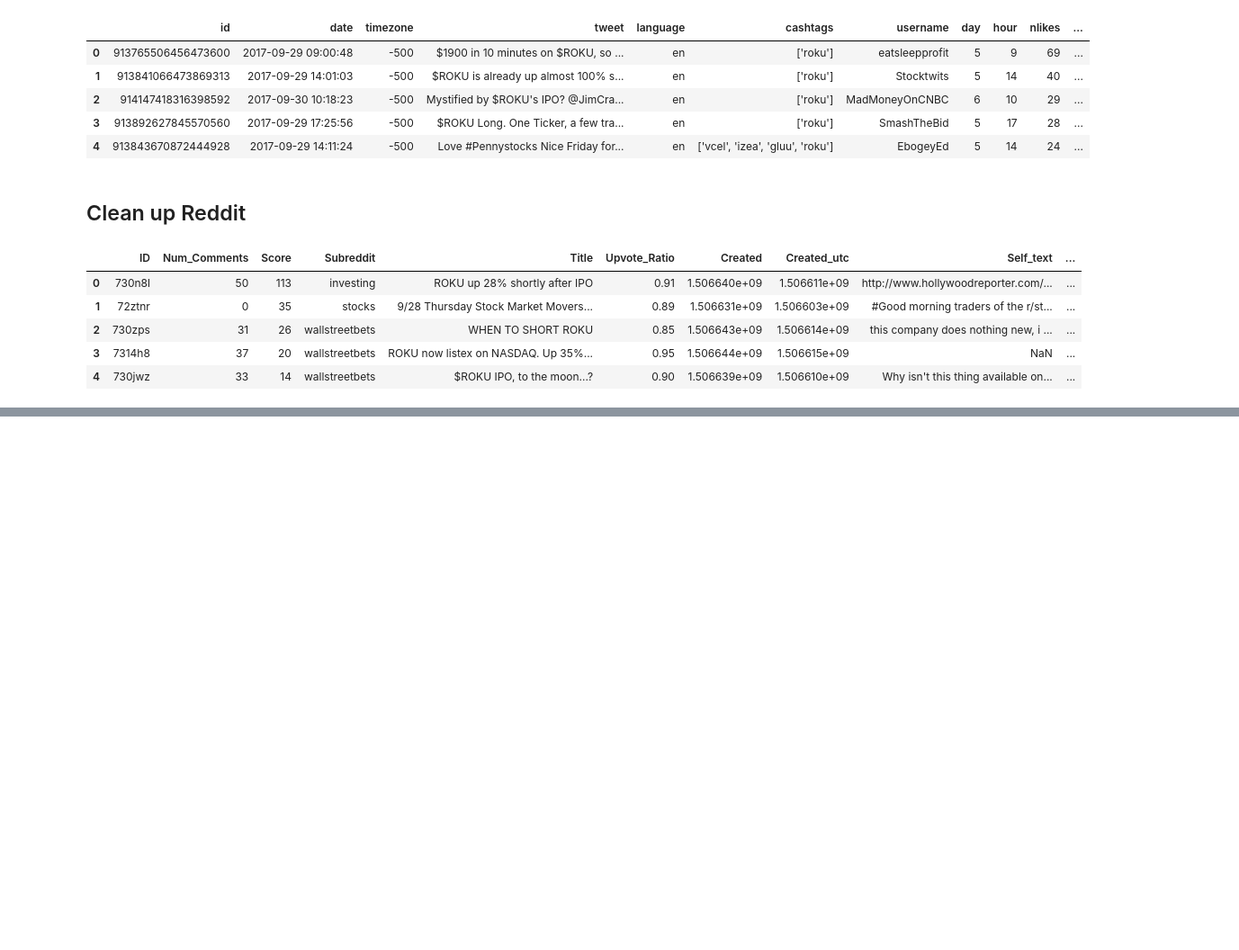
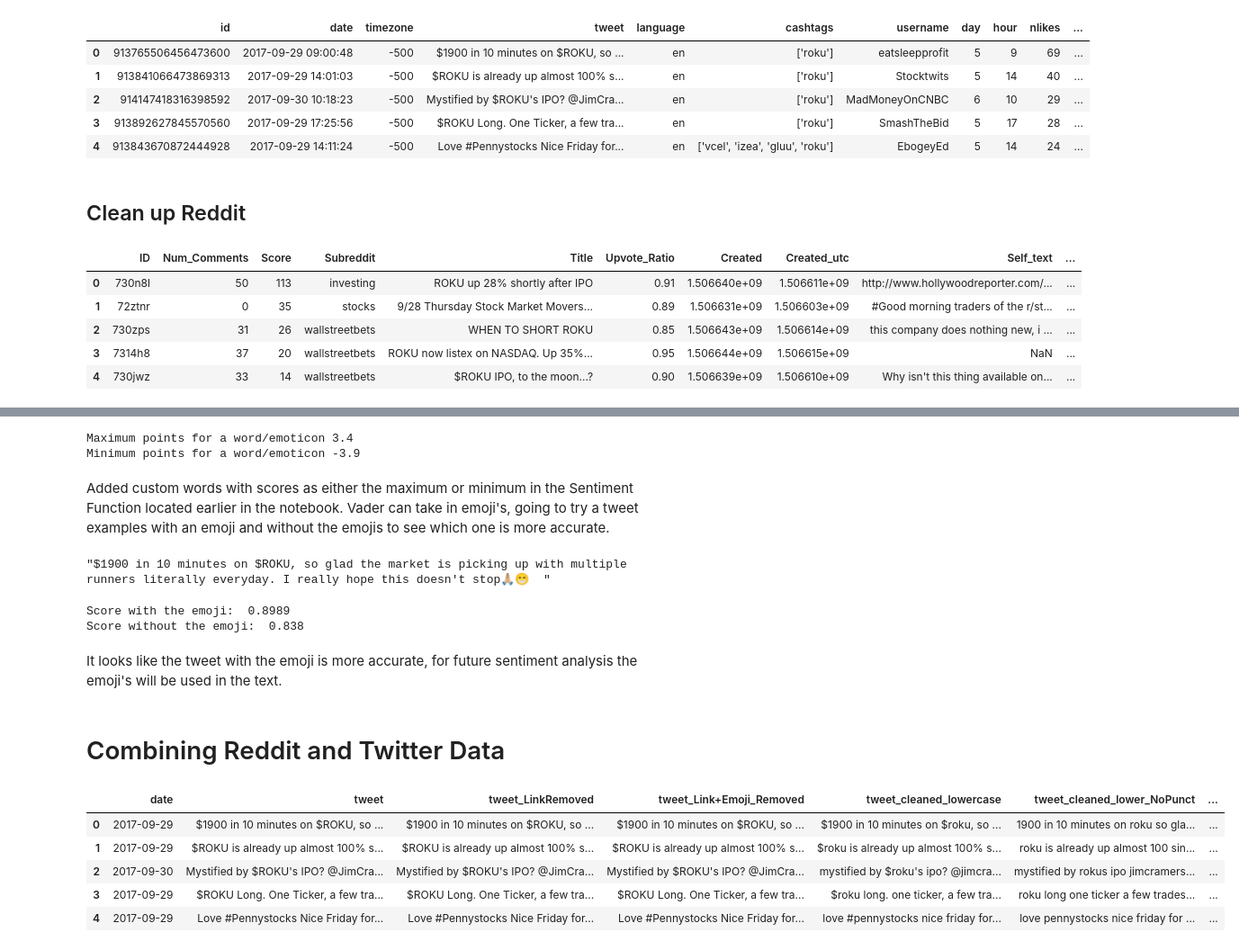
Before and after one commit to stevenkyle2013/Capstone, a Jupyter notebook: Main.ipynb, the cells around one changed output, grey strips where cells are left out. Shown: that part at 90% size. Drawn from its saved outputs; the diff is of its cells as text; code cells hidden in the pictures; blank space fills up the shorter version.

Commit message:
Sentiment Analysis was implemented, saving just in case before running through all text data.

```diff
--- a/Main.ipynb
+++ b/Main.ipynb
@@ -34,0 +41,13 @@ S_df = pd.read_csv('StockData.csv')
+# %%
+# This function will remove emojis from the text
+
+def RemoveEmojis(string):
+    emoji_pattern = re.compile("["
+                               u"\U0001F600-\U0001F64F"  # emoticons
+                               u"\U0001F300-\U0001F5FF"  # symbols & pictographs
+                               u"\U0001F680-\U0001F6FF"  # transport & map symbols
+                               u"\U0001F1E0-\U0001F1FF"  # flags (iOS)
+                               u"\U00002702-\U000027B0"
+                               u"\U000024C2-\U0001F251"
+                               "]+", flags=re.UNICODE)
+    return emoji_pattern.sub(r'', string)
@@ -56,6 +101,27 @@ T_df.drop(T_df[T_df['language'] != 'en'].index, inplace = True)
 
 # Only keeping date and tweet
 T_df = T_df[['date','tweet']]
+# %%
+# Removing any url links
+T_df['tweet_LinkRemoved'] = T_df.tweet.apply(
+    lambda x: re.sub(r'https\S+', '', x))
+
+# Removing any emojis
+T_df['tweet_Link+Emoji_Removed'] = T_df.tweet_LinkRemoved.apply(
+    lambda x: RemoveEmojis(x))
+
+# Change things to lower case
+T_df['tweet_cleaned_lowercase'] = T_df['tweet_Link+Emoji_Removed'].apply(
+    lambda x: " ".join(x.lower() for x in x.split()))
+
+# Remove punctuations
+T_df['tweet_cleaned_lower_NoPunct'] = T_df['tweet_cleaned_lowercase'].str.replace(
+    '[^\w\s]', '')
+
+# Remove stopwards
+stop = stopwords.words('english')
+T_df['tweet_FinalClean'] = T_df['tweet_cleaned_lower_NoPunct'].apply(
+    lambda x: " ".join(x for x in x.split() if x not in stop))
 # %% [markdown]
 ## Clean up Reddit
 # %%
@@ -84,0 +187,45 @@ doc._.assessments
+# %%
+# Figuring out the max and min of the scores in the lexicon
+SIA = SentimentIntensityAnalyzer()
+
+maxi = 0
+mini = 0
+
+for k,v in SIA.lexicon.items():
+
+    if v > maxi:
+        maxi = v
+    if v < mini:
+        mini = v
+
+print('Maximum points for a word/emoticon', maxi)
+print('Minimum points for a word/emoticon', mini)
+# %% [output]
+Maximum points for a word/emoticon 3.4
+Minimum points for a word/emoticon -3.9
+# %% [markdown]
+Added custom words with scores as either the maximum or minimum in the Sentiment Function located earlier in the notebook. Vader can take in emoji's, going to try a tweet examples with an emoji and without the emojis to see which one is more accurate.
+# %%
+# Tweet with the links removed
+T_df.iloc[0]['tweet_LinkRemoved']
+# %% [output]
+"$1900 in 10 minutes on $ROKU, so glad the market is picking up with multiple runners literally everyday. I really hope this doesn't stop🙏🏼😁  "
+# %%
+print('Score with the emoji: ',Sentiment(T_df.iloc[0]['tweet_LinkRemoved']))
+print('Score without the emoji: ',Sentiment(T_df.iloc[0]['tweet_Link+Emoji_Removed']))
+# %% [output]
+Score with the emoji:  0.8989
+Score without the emoji:  0.838
+# %% [markdown]
+It looks like the tweet with the emoji is more accurate, for future sentiment analysis the emoji's will be used in the text.
+# %% [markdown]
+# Combining Reddit and Twitter Data
+# %%
+T_df.head()
+# %% [output]
+|  | date | tweet | tweet_LinkRemoved | tweet_Link+Emoji_Removed | tweet_cleaned_lowercase | tweet_cleaned_lower_NoPunct | ... |
+| 0 | 2017-09-29 | $1900 in 10 minutes on $ROKU, so ... | $1900 in 10 minutes on $ROKU, so ... | $1900 in 10 minutes on $ROKU, so ... | $1900 in 10 minutes on $roku, so ... | 1900 in 10 minutes on roku so gla... | ... |
+| 1 | 2017-09-29 | $ROKU is already up almost 100% s... | $ROKU is already up almost 100% s... | $ROKU is already up almost 100% s... | $roku is already up almost 100% s... | roku is already up almost 100 sin... | ... |
+| 2 | 2017-09-30 | Mystified by $ROKU's IPO? @JimCra... | Mystified by $ROKU's IPO? @JimCra... | Mystified by $ROKU's IPO? @JimCra... | mystified by $roku's ipo? @jimcra... | mystified by rokus ipo jimcramers... | ... |
+| 3 | 2017-09-29 | $ROKU Long. One Ticker, a few tra... | $ROKU Long. One Ticker, a few tra... | $ROKU Long. One Ticker, a few tra... | $roku long. one ticker, a few tra... | roku long one ticker a few trades... | ... |
+| 4 | 2017-09-29 | Love #Pennystocks Nice Friday for... | Love #Pennystocks Nice Friday for... | Love #Pennystocks Nice Friday for... | love #pennystocks nice friday for... | love pennystocks nice friday for ... | ... |
```
Also changed, not shown: parts of 15 cells of this notebook.
